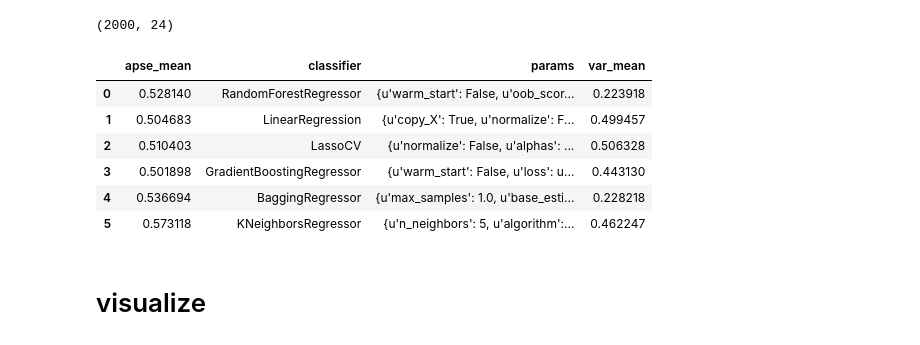
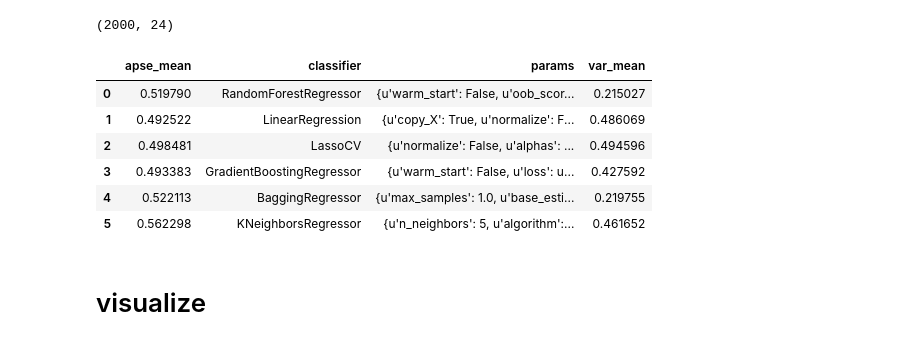
Before and after one commit to clementfung/machine-intelligence, a Jupyter notebook: experiment/regression-models.ipynb, the cells around one changed output. Saved outputs shown, nothing was run; the diff lists cells and outputs as text; code cells hidden in the pictures.

```diff
--- a/experiment/regression-models.ipynb
+++ b/experiment/regression-models.ipynb
@@ -49,0 +43,2 @@ Generating a corpus index
+# %%
+ff = FeatureFactory(set_params=False)
@@ -56,4 +61,8 @@ df_train = df_train.iloc[random.sample(df_train.index,2000)].reset_index()
+# %%
+df_train = pd.read_csv('../data/esa_features_sample.csv')
+df_train = df_train.fillna(0)
 # %%
 ## Constants
 Y_KEY = 'relevance'
 feat_cols = ff.get_feature_names()
+feat_cols = feat_cols + ['ESA_0', 'ESA_025', 'ESA_05', 'ESA_075', 'ESA_Max', 'Is_High_ESA']
@@ -113,22 +133,26 @@ def feature_selection(df, x_col, y_col):
 # %%
 rf = RandomForestRegressor()
 lm = LinearRegression()
 lasso = LassoCV()
 gbr = GradientBoostingRegressor()
 bgr = BaggingRegressor()
 knn = KNeighborsRegressor()
 # apse_k_fold(rf, df_train, feat_cols, Y_KEY)
 
-df_res = apse_k_fold([rf, lm, lasso, gbr, bgr, knn], df_train[feat_cols], df_train[Y_KEY], feature_selection=feature_selection)
+
+df_res = apse_k_fold(
+    [rf, lm, lasso, gbr, bgr, knn],
+#     [svr],
+    df_train[feat_cols], df_train[Y_KEY], feature_selection=feature_selection)
 df_res
 # %% [output]
 (2000, 24)
 |  | apse_mean | classifier | params | var_mean |
-| 0 | 0.528140 | RandomForestRegressor | {u'warm_start': False, u'oob_scor... | 0.223918 |
-| 1 | 0.504683 | LinearRegression | {u'copy_X': True, u'normalize': F... | 0.499457 |
-| 2 | 0.510403 | LassoCV | {u'normalize': False, u'alphas': ... | 0.506328 |
-| 3 | 0.501898 | GradientBoostingRegressor | {u'warm_start': False, u'loss': u... | 0.443130 |
-| 4 | 0.536694 | BaggingRegressor | {u'max_samples': 1.0, u'base_esti... | 0.228218 |
-| 5 | 0.573118 | KNeighborsRegressor | {u'n_neighbors': 5, u'algorithm':... | 0.462247 |
+| 0 | 0.519790 | RandomForestRegressor | {u'warm_start': False, u'oob_scor... | 0.215027 |
+| 1 | 0.492522 | LinearRegression | {u'copy_X': True, u'normalize': F... | 0.486069 |
+| 2 | 0.498481 | LassoCV | {u'normalize': False, u'alphas': ... | 0.494596 |
+| 3 | 0.493383 | GradientBoostingRegressor | {u'warm_start': False, u'loss': u... | 0.427592 |
+| 4 | 0.522113 | BaggingRegressor | {u'max_samples': 1.0, u'base_esti... | 0.219755 |
+| 5 | 0.562298 | KNeighborsRegressor | {u'n_neighbors': 5, u'algorithm':... | 0.461652 |
 # %% [markdown]
 # visualize
```
Also changed, not shown: parts of 47 cells of this notebook, 5 other files.
